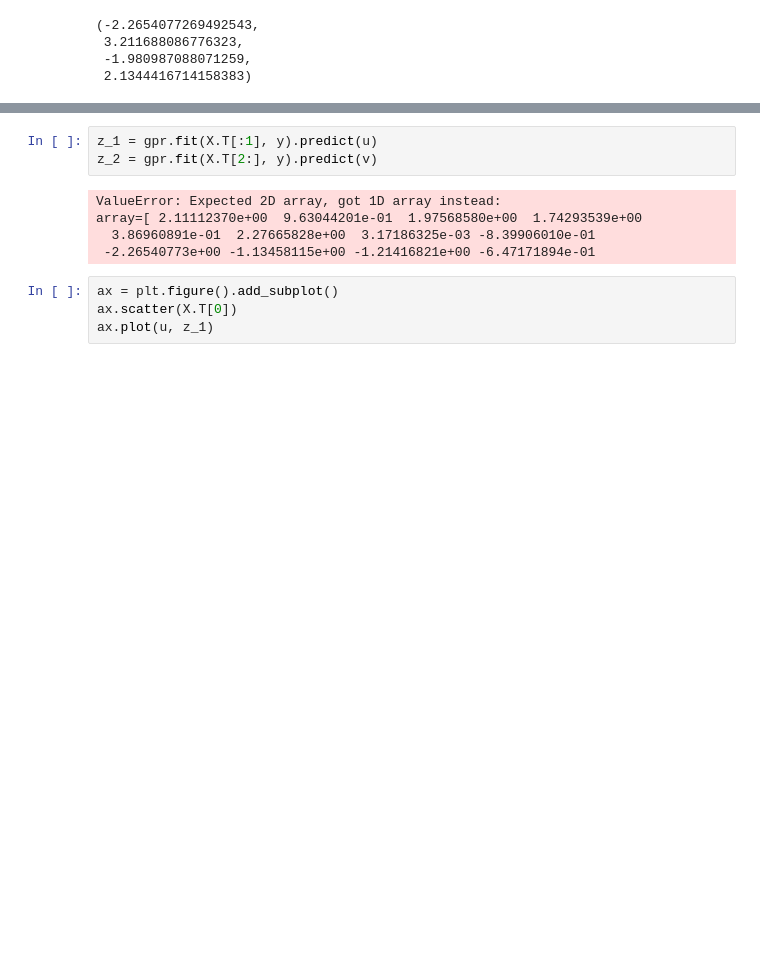
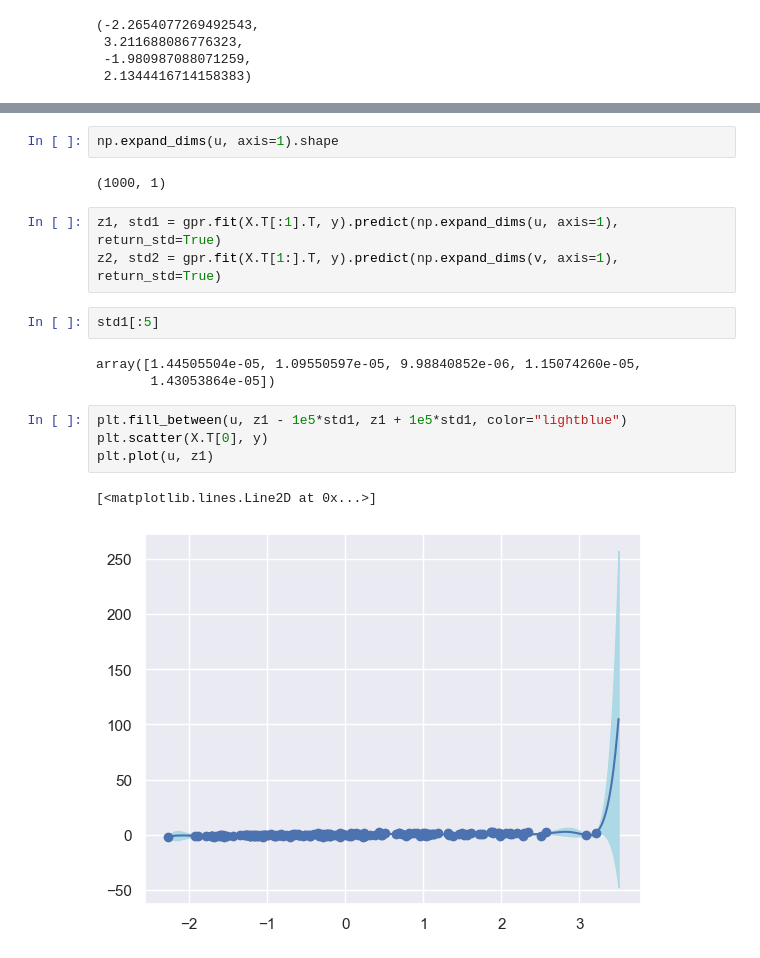
Before and after one commit to Niko32/ProbML, a Jupyter notebook: src/prototyping/gaussian_process_regression.ipynb, the cells around one changed output, grey strips where cells are left out. Drawn from its saved outputs; the diff is of its cells as text; blank space fills up the shorter version.

```diff
--- a/src/prototyping/gaussian_process_regression.ipynb
+++ b/src/prototyping/gaussian_process_regression.ipynb
@@ -205,12 +209,19 @@ ax.plot_wireframe(U, V, Z, rstride=100, cstride=100)
+# %%
+np.expand_dims(u, axis=1).shape
+# %% [output]
+(1000, 1)
 # %%
-z_1 = gpr.fit(X.T[:1], y).predict(u)
-z_2 = gpr.fit(X.T[2:], y).predict(v)
+z1, std1 = gpr.fit(X.T[:1].T, y).predict(np.expand_dims(u, axis=1), return_std=True)
+z2, std2 = gpr.fit(X.T[1:].T, y).predict(np.expand_dims(v, axis=1), return_std=True)
-# %% [output]
-ValueError: Expected 2D array, got 1D array instead:
-array=[ 2.11112370e+00  9.63044201e-01  1.97568580e+00  1.74293539e+00
-  3.86960891e-01  2.27665828e+00  3.17186325e-03 -8.39906010e-01
- -2.26540773e+00 -1.13458115e+00 -1.21416821e+00 -6.47171894e-01
-# %%
-ax = plt.figure().add_subplot()
-ax.scatter(X.T[0])
-ax.plot(u, z_1)
+# %%
+std1[:5]
+# %% [output]
+array([1.44505504e-05, 1.09550597e-05, 9.98840852e-06, 1.15074260e-05,
+       1.43053864e-05])
+# %%
+plt.fill_between(u, z1 - 1e5*std1, z1 + 1e5*std1, color="lightblue")
+plt.scatter(X.T[0], y)
+plt.plot(u, z1)
+# %% [output]
+[<matplotlib.lines.Line2D at 0x...>]
+[figure, added]
```
Also changed, not shown: parts of 9 cells of this notebook.
